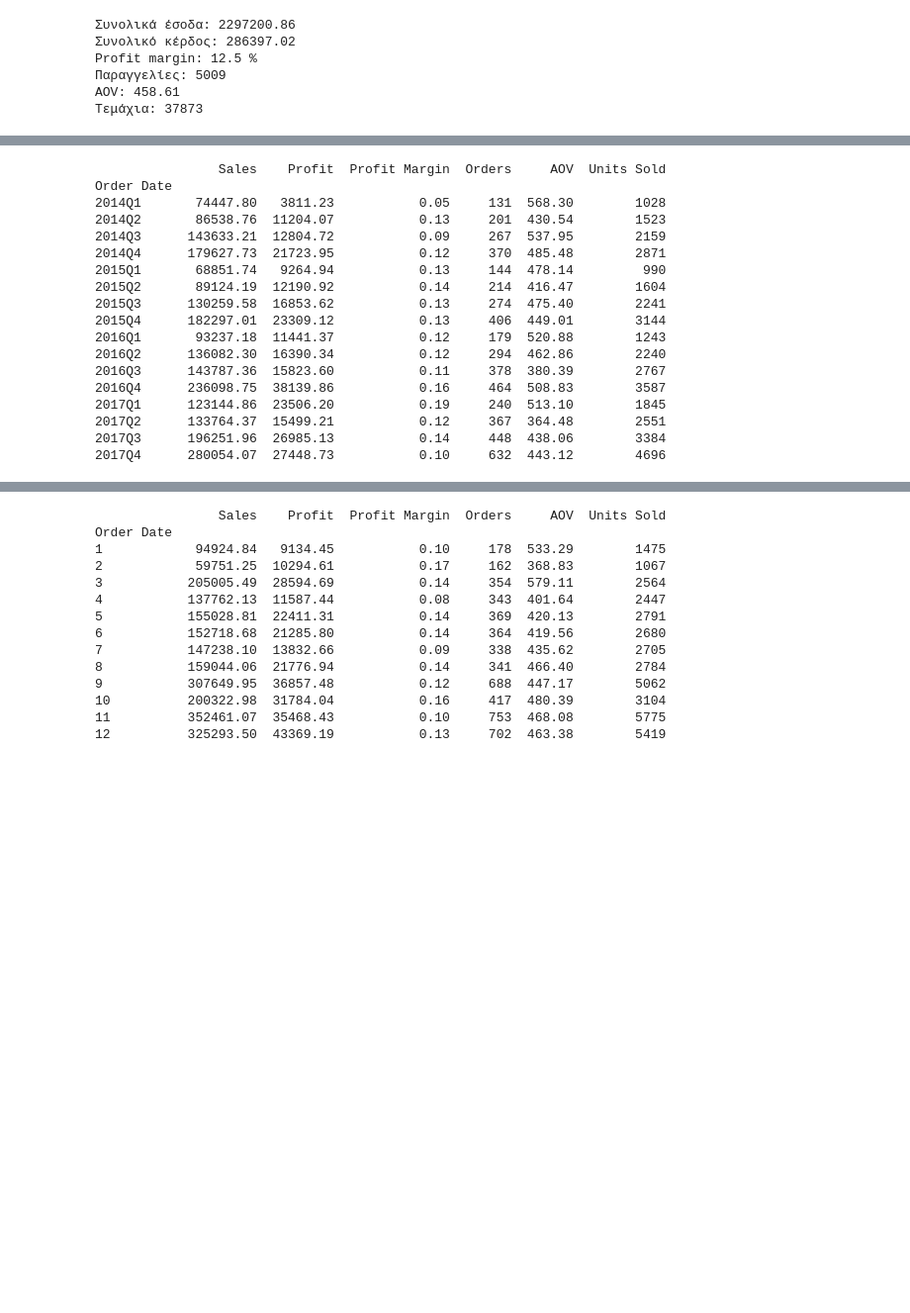
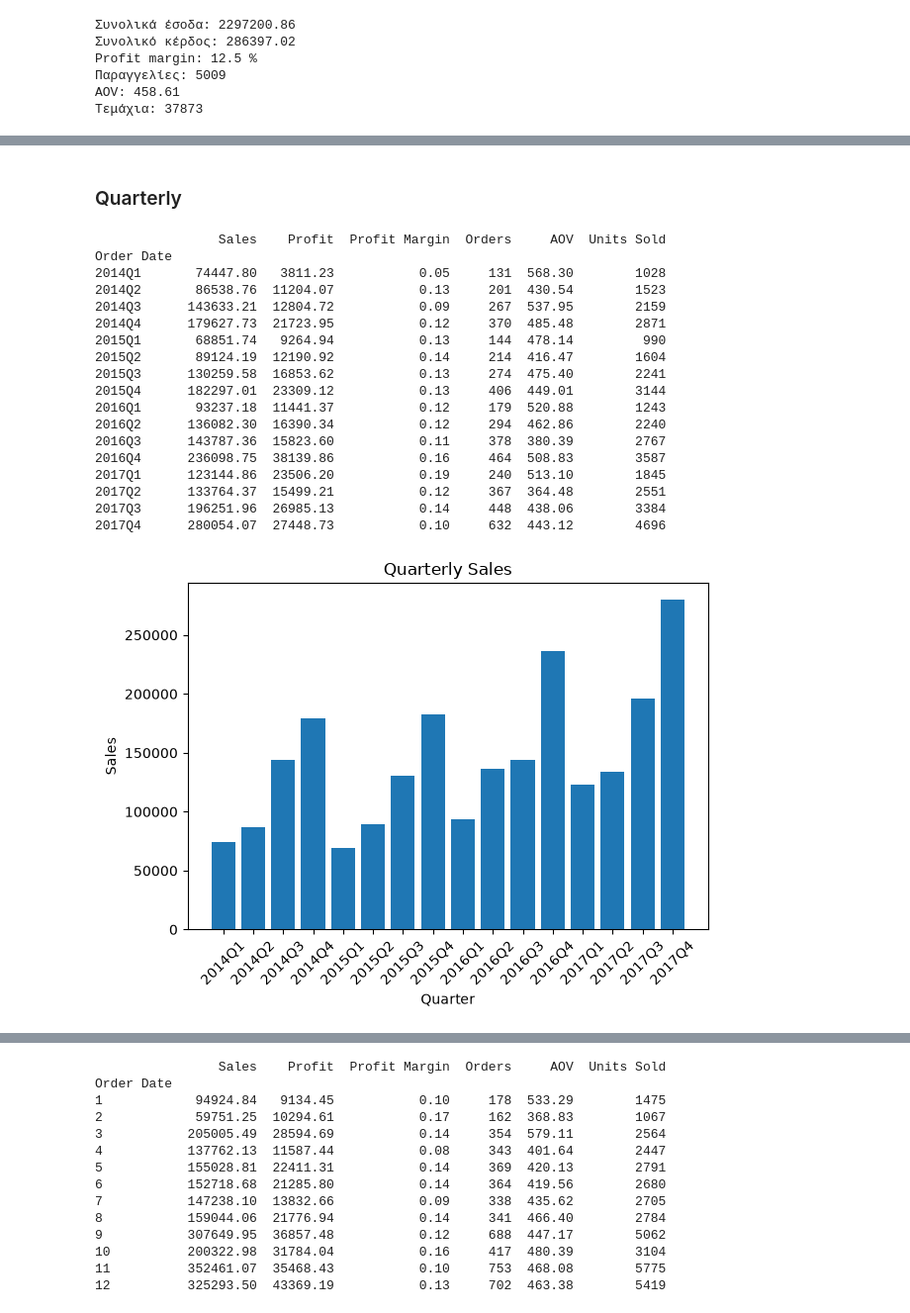
Before and after one commit to AdamosAnt10/superstore-sales-analysis, a Jupyter notebook: notebooks/analysis.ipynb, the cells around one changed output, grey strips where cells are left out. Shown at 99% size. Cells and saved outputs as stored; diff of their text form; code cells hidden in the pictures; blank space fills up the shorter version.

```diff
--- a/notebooks/analysis.ipynb
+++ b/notebooks/analysis.ipynb
@@ -117,3 +155,5 @@ Order Date
+# %% [markdown]
+### Quarterly
 # %%
 monthly3_sales=df.groupby(df["Order Date"].dt.to_period("Q"))["Sales"].sum()
 
@@ -131,30 +171,42 @@ monthly3_table=pd.DataFrame({
     "Profit Margin": monthly3_profit_margin,
     "Orders": monthly3_orders,
     "AOV": monthly3_AOV,
     "Units Sold": monthly3_units_sold
 })
 print(monthly3_table.round(2))
 
+from matplotlib import pyplot as plt
+plt.bar(monthly3_sales.index.astype(str), monthly3_sales.values)
+plt.xlabel("Quarter")
+plt.ylabel("Sales")
+plt.title("Quarterly Sales")
+plt.xticks(rotation=45)
+plt.tight_layout()
+plt.savefig(FIG_DIR / "quarterly_sales.png", dpi=300, bbox_inches="tight")
+plt.show()
+
+
 import numpy as np
 assert np.isclose(monthly3_sales.sum(), total_revenue)
 assert monthly3_orders.sum() == n_orders
 assert monthly3_units_sold.sum() == total_units_sold
 # %% [output]
                 Sales    Profit  Profit Margin  Orders     AOV  Units Sold
 Order Date
 2014Q1       74447.80   3811.23           0.05     131  568.30        1028
 2014Q2       86538.76  11204.07           0.13     201  430.54        1523
 2014Q3      143633.21  12804.72           0.09     267  537.95        2159
 2014Q4      179627.73  21723.95           0.12     370  485.48        2871
 2015Q1       68851.74   9264.94           0.13     144  478.14         990
 2015Q2       89124.19  12190.92           0.14     214  416.47        1604
 2015Q3      130259.58  16853.62           0.13     274  475.40        2241
 2015Q4      182297.01  23309.12           0.13     406  449.01        3144
 2016Q1       93237.18  11441.37           0.12     179  520.88        1243
 2016Q2      136082.30  16390.34           0.12     294  462.86        2240
 2016Q3      143787.36  15823.60           0.11     378  380.39        2767
 2016Q4      236098.75  38139.86           0.16     464  508.83        3587
 2017Q1      123144.86  23506.20           0.19     240  513.10        1845
 2017Q2      133764.37  15499.21           0.12     367  364.48        2551
 2017Q3      196251.96  26985.13           0.14     448  438.06        3384
 2017Q4      280054.07  27448.73           0.10     632  443.12        4696
+[figure, added]
```
Also changed, not shown: parts of 23 cells of this notebook, 11 other files.
